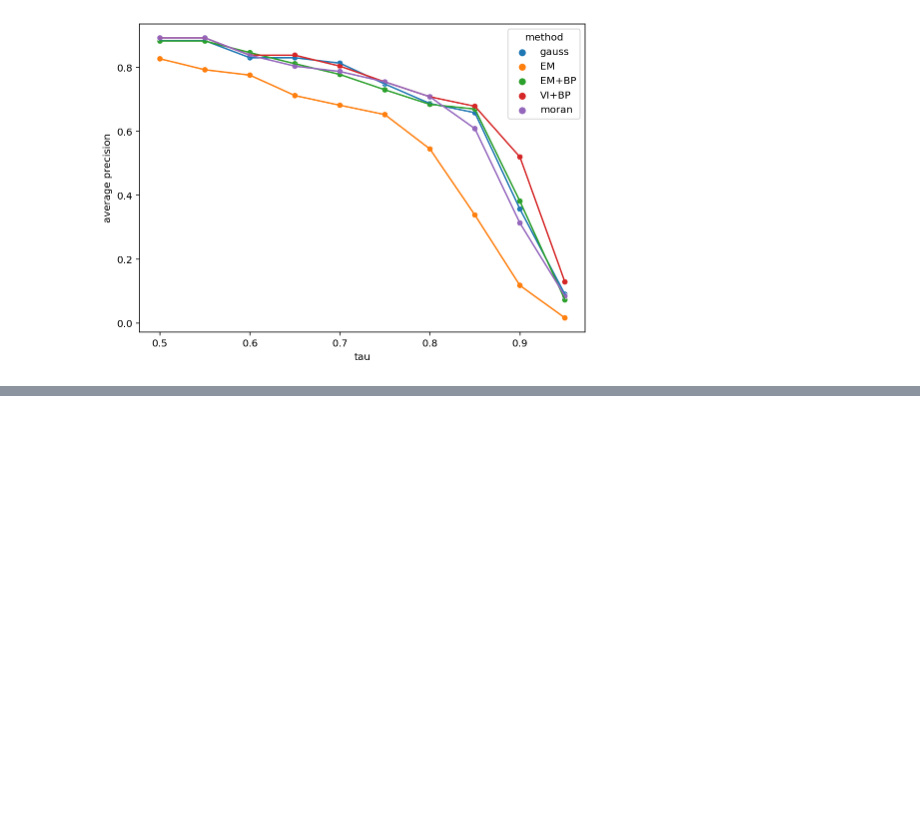
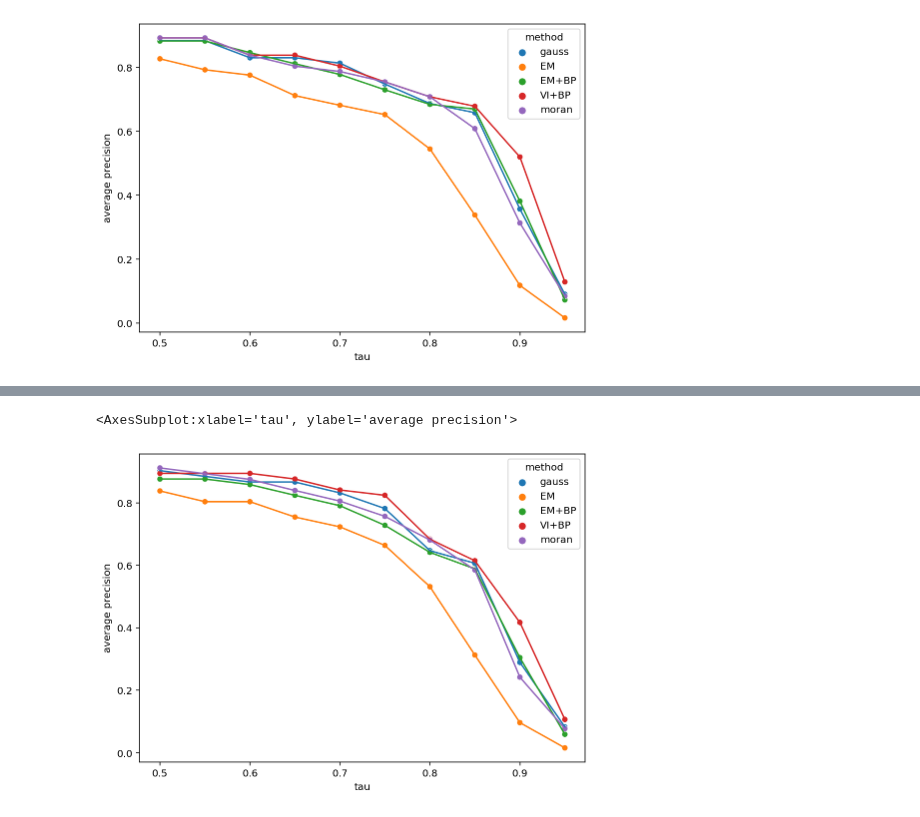
Before and after one commit to aristoteleo/spateo-notebooks, a Jupyter notebook: segmentation/simulate_cells.ipynb, the cells around one changed output, grey strips where cells are left out. Saved outputs shown, nothing was run; the diff lists cells and outputs as text; code cells hidden in the pictures; blank space fills up the shorter version.

```diff
--- a/segmentation/simulate_cells.ipynb
+++ b/segmentation/simulate_cells.ipynb
@@ -202,0 +205,8 @@ sns.lineplot(data=data, x='tau', y='average precision', hue='method', ax=ax, leg
+# %%
+# Attempt to split connected components that are larger than 500 pixels.
+compare_dfs = []
+for method in methods:
+    st.pp.segmentation.label_connected_components(adata, method, area_threshold=500)
+    compare_dfs.append(st.pp.segmentation.compare(adata, 'labels', f'{method}_labels', random_background=False))
+performance_df = pd.concat(compare_dfs, axis=1)
+performance_df
@@ -202,0 +261,5 @@ sns.lineplot(data=data, x='tau', y='average precision', hue='method', ax=ax, leg
+# %%
+ap_df = performance_df.filter(regex='Average precision', axis=0)
+ap_df['tau'] = ap_df.index.str.split(' ').str[-1].str.strip('()').astype(float)
+ap_df.reset_index(drop=True, inplace=True)
+ap_df
@@ -202,0 +278,9 @@ sns.lineplot(data=data, x='tau', y='average precision', hue='method', ax=ax, leg
+# %%
+fig, ax = plt.subplots(figsize=(7, 5), tight_layout=True)
+data = pd.melt(ap_df, id_vars='tau', value_name='average precision', var_name='method')
+data['method'] = data['method'].str.split('_').str[0]
+sns.scatterplot(data=data, x='tau', y='average precision', hue='method', ax=ax)
+sns.lineplot(data=data, x='tau', y='average precision', hue='method', ax=ax, legend=False)
+# %% [output]
+<AxesSubplot:xlabel='tau', ylabel='average precision'>
+[figure, added]
```
Also changed, not shown: parts of 3 cells of this notebook.
